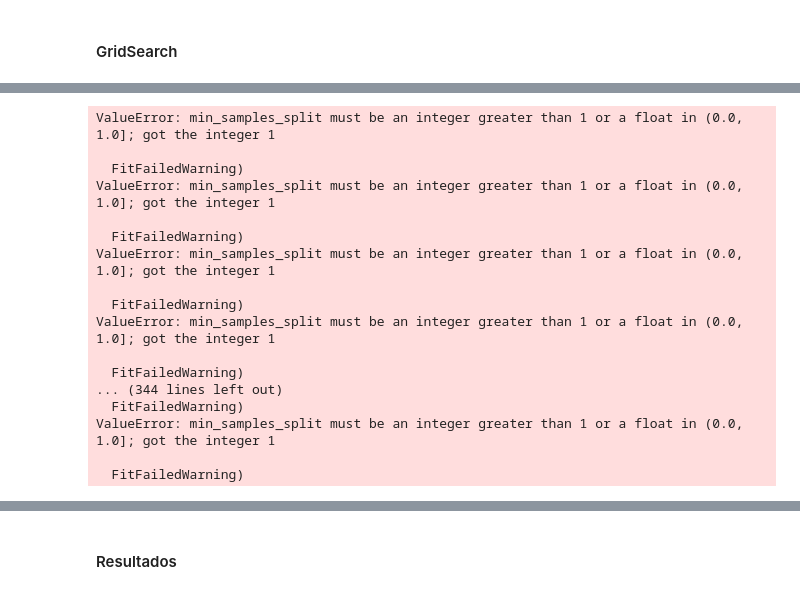
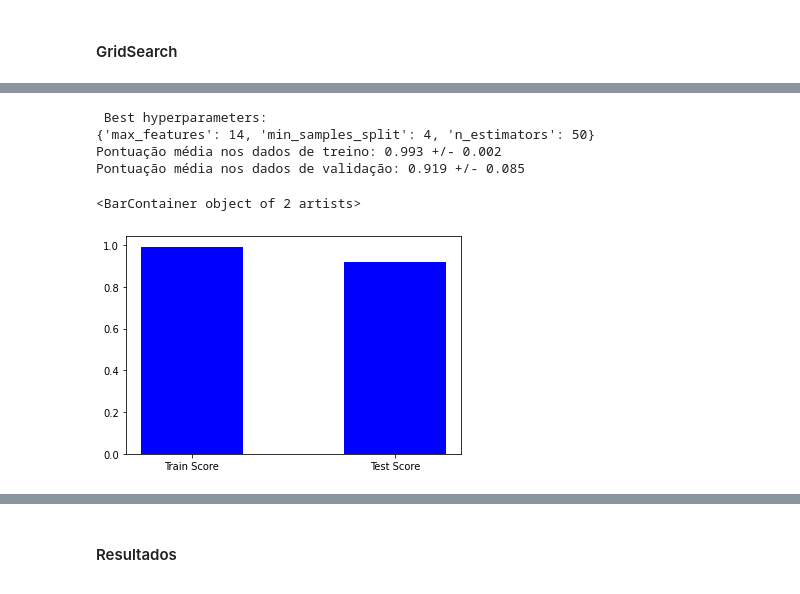
Before and after one commit to wesleydecezere/programa_ds_fc, a Jupyter notebook: Entrega 6 - Séries Temporais/Series_Temporais_Exercicio.ipynb, the cells around one changed output, grey strips where cells are left out. Cells and saved outputs as stored; diff of their text form; code cells hidden in the pictures.

```diff
--- a/Entrega 6 - Séries Temporais/Series_Temporais_Exercicio.ipynb
+++ b/Entrega 6 - Séries Temporais/Series_Temporais_Exercicio.ipynb
@@ -448,68 +448,48 @@ RandomForestRegressor(bootstrap=True, ccp_alpha=0.0, criterion='mse',
 # Random Forest com Validação Cruzada e Grid Search para Séries temporais
 
 # define os valores possíveis para os parâmetros a serem testados
-params = {'n_estimators': [20, 100, 200, 500],
-          'max_depth': [5, 10, 20, None],
-          'max_features': [10, 14, 16, 18, 'auto'],
+params = {'n_estimators': [20, 50, 100],
+          #'max_depth': [50, 100, 200, 500],
+          'max_features': [12, 13, 14],
           'min_samples_split': [2, 3, 4, 5],
-          'min_samples_leaf': [1, 2, 3, 4]
+          #'min_samples_leaf': [1, 2, 3]
           }
 
 # cria modelo
-rf_model_cv_gs = RandomForestRegressor()
+rf_model_cv_gs = RandomForestRegressor(random_state=SEED, n_jobs=-1)
 
 # objeto para grid search com GridSearchCV
 grid_search = GridSearchCV(rf_model_cv_gs,
                            param_grid = params,
                            return_train_score = True,
                            cv = cv)
 
 # treina modelo com Grid Search
 grid_search.fit(X_training, y_training)
 
 # imprime melhor combinação de hiperparâmetros
 print('\n Best hyperparameters:')
 print(grid_search.best_params_)
 
 # resultados do cv
 cv_results = pd.DataFrame(grid_search.cv_results_)
 
 # print score médio nos sets de treino
 print("Pontuação média nos dados de treino: {:.3f} +/- {:.3f}".format(cv_results[cv_results.rank_test_score == 1].mean_train_score.values[0],
                                                                      cv_results[cv_results.rank_test_score == 1].std_train_score.values[0]))
 # print score médio nos sets de validação
 print("Pontuação média nos dados de validação: {:.3f} +/- {:.3f}".format(cv_results[cv_results.rank_test_score == 1].mean_test_score.values[0],
                                                                      cv_results[cv_results.rank_test_score == 1].std_test_score.values[0]))
 
 y = [cv_results[cv_results.rank_test_score == 1].mean_train_score.values[0],
      cv_results[cv_results.rank_test_score == 1].mean_test_score.values[0]]
 x = ["Train Score", "Test Score"]
 width = 1/2
 plt.bar(x, y, width, color="blue")
-
-# seta melhor opção baseada nos hiperparâmetros
-# utiliza as melhores opções de hiperparâmetros encontrados
-rf_model_cv_gs.set_params(n_estimators = grid_search.best_params_['n_estimators'],
-                           max_features = grid_search.best_params_['max_features'],
-                           max_depth = grid_search.best_params_['max_depth'])
-
-# treina modelo com todos os dados de treino disponíveis e com os melhores hiperparâmetros encontrados
-rf_model_cv_gs.fit(X_training, y_training)
 # %% [output]
-ValueError: min_samples_split must be an integer greater than 1 or a float in (0.0, 1.0]; got the integer 1
-
-  FitFailedWarning)
-ValueError: min_samples_split must be an integer greater than 1 or a float in (0.0, 1.0]; got the integer 1
-
-  FitFailedWarning)
-ValueError: min_samples_split must be an integer greater than 1 or a float in (0.0, 1.0]; got the integer 1
-
-  FitFailedWarning)
-ValueError: min_samples_split must be an integer greater than 1 or a float in (0.0, 1.0]; got the integer 1
-
-  FitFailedWarning)
-... (344 lines left out)
-  FitFailedWarning)
-ValueError: min_samples_split must be an integer greater than 1 or a float in (0.0, 1.0]; got the integer 1
-
-  FitFailedWarning)
+ Best hyperparameters:
+{'max_features': 14, 'min_samples_split': 4, 'n_estimators': 50}
+Pontuação média nos dados de treino: 0.993 +/- 0.002
+Pontuação média nos dados de validação: 0.919 +/- 0.085
+<BarContainer object of 2 artists>
+[figure, added]
```
Also changed, not shown: parts of 28 cells of this notebook.
